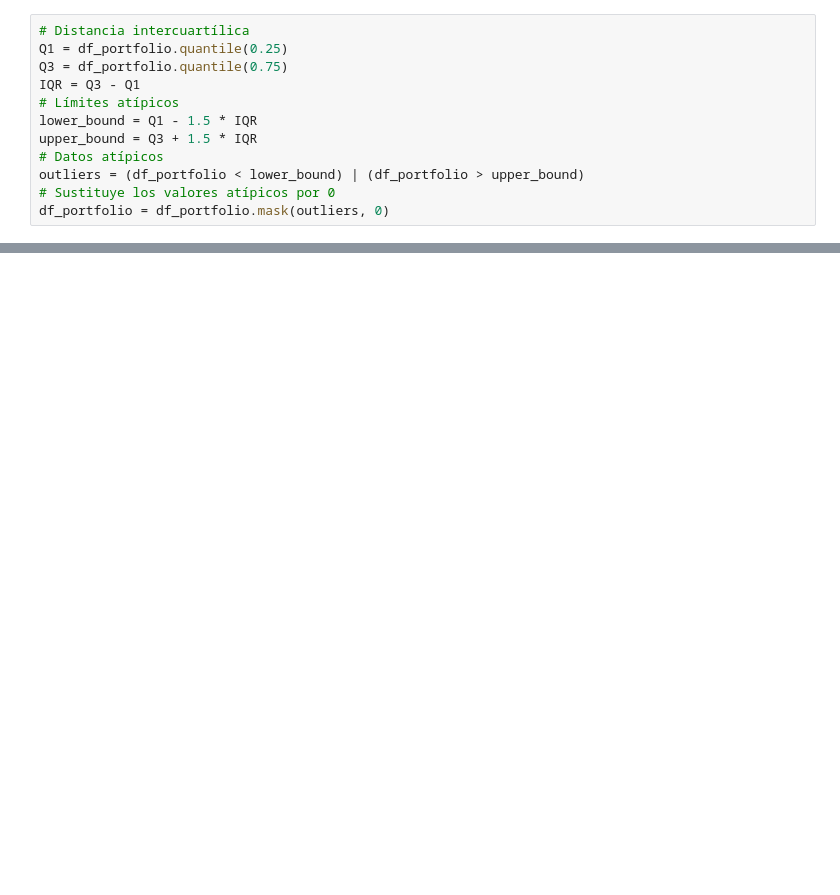
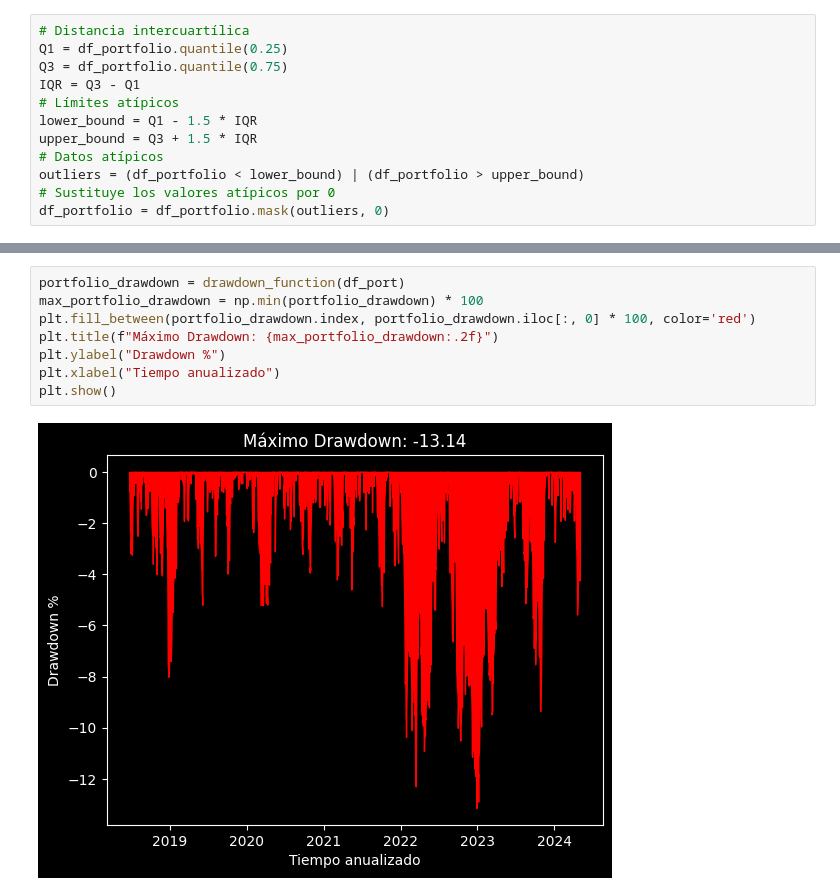
Before and after one commit to ajmtrz/proyectos_varios, a Jupyter notebook: SAA_MV_CAMP.ipynb, the cells around one changed output, grey strips where cells are left out. Saved outputs shown, nothing was run; the diff lists cells and outputs as text; blank space fills up the shorter version.

```diff
--- a/SAA_MV_CAMP.ipynb
+++ b/SAA_MV_CAMP.ipynb
@@ -115,0 +127,10 @@ df_port_index.plot(title=f"Beta: {beta:.2f} | Alpha: {alpha:.2f}")
+# %%
+portfolio_drawdown = drawdown_function(df_port)
+max_portfolio_drawdown = np.min(portfolio_drawdown) * 100
+plt.fill_between(portfolio_drawdown.index, portfolio_drawdown.iloc[:, 0] * 100, color='red')
+plt.title(f"Máximo Drawdown: {max_portfolio_drawdown:.2f}")
+plt.ylabel("Drawdown %")
+plt.xlabel("Tiempo anualizado")
+plt.show()
+# %% [output]
+[figure, added]
```
Also changed, not shown: parts of 6 cells of this notebook, 1 other file.
